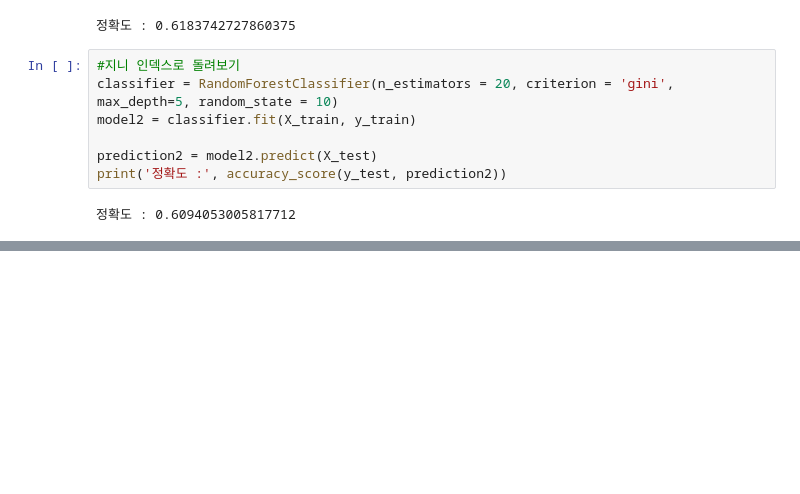
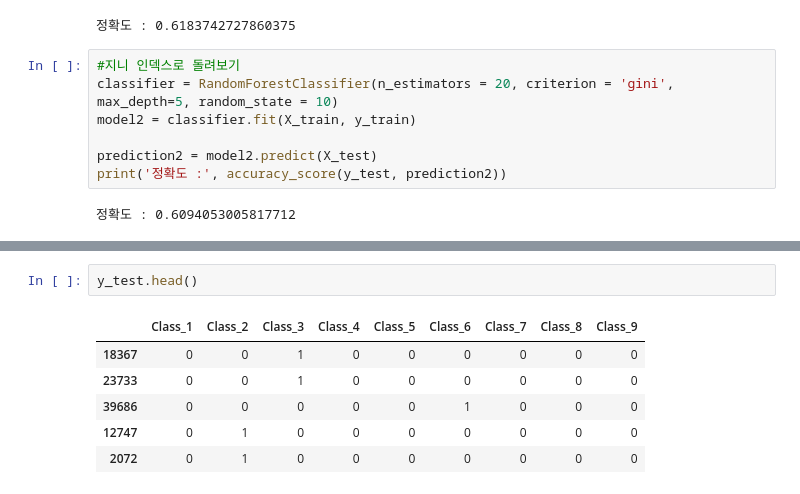
Before and after one commit to kim-hyun-ho/study, a Jupyter notebook: 210417.ipynb, the cells around one changed output, grey strips where cells are left out. Drawn from its saved outputs; the diff is of its cells as text; blank space fills up the shorter version.

```diff
--- a/210417.ipynb
+++ b/210417.ipynb
@@ -139,0 +240,9 @@ print('정확도 :', accuracy_score(y_test, prediction2))
+# %%
+y_test.head()
+# %% [output]
+|  | Class_1 | Class_2 | Class_3 | Class_4 | Class_5 | Class_6 | Class_7 | Class_8 | Class_9 |
+| 18367 | 0 | 0 | 1 | 0 | 0 | 0 | 0 | 0 | 0 |
+| 23733 | 0 | 0 | 1 | 0 | 0 | 0 | 0 | 0 | 0 |
+| 39686 | 0 | 0 | 0 | 0 | 0 | 1 | 0 | 0 | 0 |
+| 12747 | 0 | 1 | 0 | 0 | 0 | 0 | 0 | 0 | 0 |
+| 2072 | 0 | 1 | 0 | 0 | 0 | 0 | 0 | 0 | 0 |
```
Also changed, not shown: parts of 13 cells of this notebook.
